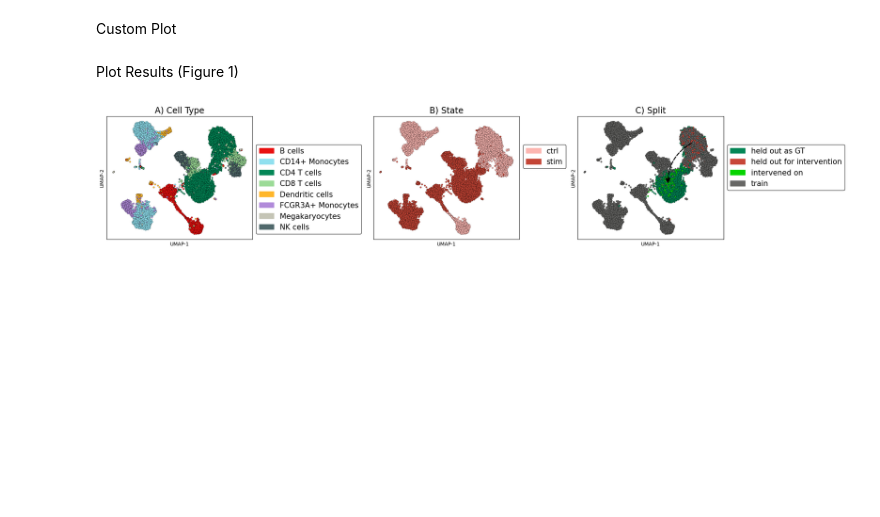
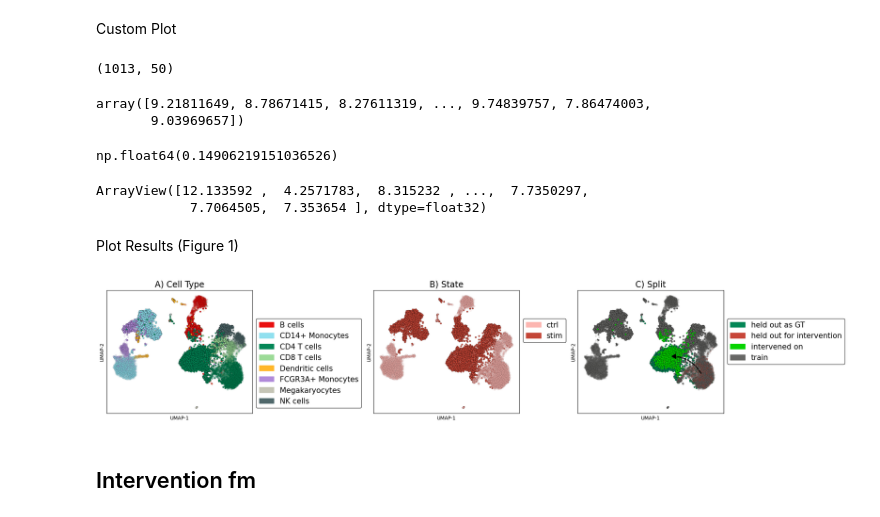
Before and after one commit to almaan/scCBGM, a Jupyter notebook: notebooks/analysis/kang_zero_shot_CD4T_cell_example.ipynb, the cells around one changed output. Saved outputs shown, nothing was run; the diff lists cells and outputs as text; code cells hidden in the pictures; blank space fills up the shorter version.

```diff
--- a/notebooks/analysis/kang_zero_shot_CD4T_cell_example.ipynb
+++ b/notebooks/analysis/kang_zero_shot_CD4T_cell_example.ipynb
@@ -353,5 +436,6 @@ adata_test.obsm['X_pca'] = adata[adata_test.obs.index].obsm['X_pca']
 # %%
-fm_model = clab.models.cb_fm.CB_FM(x_dim=adata_train.obsm['X_pca'].shape[-1], c_dim=adata_train.obsm['concepts'].to_numpy().shape[-1], emb_dim=128, n_layers=4)
+fm_model = clab.models.cb_fm.CB_FM(x_dim=adata_train.X.shape[-1], c_known_dim=adata_train.obsm['scCBGM_concepts_known'].shape[-1], c_unknown_dim=adata_train.obsm['scCBGM_concepts_unknown'].shape[-1], emb_dim=1024, n_layers=6)
+fm_model_raw = clab.models.cb_fm.CB_FM(x_dim=adata_train.X.shape[-1], c_known_dim=adata_train.obsm['concepts'].to_numpy().shape[-1], emb_dim=1024, n_layers=6)
 #fm_model = clab.models.cb_fm.CB_FM(x_dim=adata_train.X.shape[-1], c_dim=adata_train.obsm['concepts_soft'].to_numpy().shape[-1], emb_dim=128, n_layers=4)
 # %%
 fm_model.train(
@@ -370,3 +485,14 @@ Training FM for 1000 epochs, with a batch size of 128 and ot True, using the ada
 # %%
 x_intervene_on = adata_inter.X.toarray().astype(np.float32).copy()
-c_intervene_on =  adata_inter.obsm['concepts'].values.astype(np.float32).copy()
+c_known_intervene_on =  adata_inter.obsm['scCBGM_concepts_known'].astype(np.float32).copy()
+c_unknown_intervene_on =  adata_inter.obsm['scCBGM_concepts_unknown'].astype(np.float32).copy()
+
+inter_concepts_known = c_known_intervene_on.copy()
+inter_concepts_known[:, -1] = 1
+
+inter_concepts_unknown = c_unknown_intervene_on.copy()
+
+
+c_known_intervene_on = torch.tensor(c_known_intervene_on.astype(np.float32))
+c_unknown_intervene_on = torch.tensor(c_unknown_intervene_on.astype(np.float32))
+inter_concepts_known = torch.tensor(inter_concepts_known.astype(np.float32))
@@ -472,3 +599,21 @@ title_map = {'cell' : 'Cell Type', 'stim' : 'State', 'ident' : 'Split'}
+# %%
+pc_x.shape
+# %% [output]
+(1013, 50)
+# %%
+np.min(dist_mat_xy, axis = 1)
+# %% [output]
+array([9.21811649, 8.78671415, 8.27611319, ..., 9.74839757, 7.86474003,
+       9.03969657])
+# %%
+np.mean(np.sort(dist_mat_xx, axis = 1)[:, 1] < np.min(dist_mat_xy, axis = 1))
+# %% [output]
+np.float64(0.14906219151036526)
+# %%
+emb_x_stim
+# %% [output]
+ArrayView([12.133592 ,  4.2571783,  8.315232 , ...,  7.7350297,
+            7.7064505,  7.353654 ], dtype=float32)
 # %% [markdown]
 Plot Results (Figure 1)
 # %%
@@ -481,57 +626,75 @@ fig, ax = plt.subplots(1, 3, figsize=(21, 4), constrained_layout = True)
 #for k,color in enumerate([ 'cell', 'stim', 'ident']):
 for k,(color,cmap) in enumerate(zip([ 'cell', 'stim', 'ident'],[ct_cmap, stim_cmap, ident_cmap])):
 
-    emb_x,emb_y = sub_adata.obsm['X_umap'][:,0], sub_adata.obsm['X_umap'][:,1]
+
     labels = sub_adata.obs[color].values
     colors = np.array([cmap[lab] for lab in labels])
 
-    rix = np.arange(colors.shape[0])
-    np.random.shuffle(rix)
+    # rix = np.arange(colors.shape[0])
+    # np.random.shuffle(rix)
 
 
+    emb_x_stim, emb_y_stim = sub_adata[sub_adata.obs['ident'] == 'intervened on'].obsm['X_umap'][:, 0], sub_adata[sub_adata.obs['ident'] == 'intervened on'].obsm['X_umap'][:, 1]
+    emb_x_ctrl, emb_y_ctrl = sub_adata[sub_adata.obs['ident'] != 'intervened on'].obsm['X_umap'][:, 0], sub_adata[sub_adata.obs['ident'] != 'intervened on'].obsm['X_umap'][:, 1]
 
-    ax[k].scatter(emb_x[rix],
-                  emb_y[rix],
-                  c = colors[rix],
+    ax[k].scatter(emb_x_stim,
+                  emb_y_stim,
+                  c = colors[sub_adata.obs['stim'] == 'stim'],
                   s=10,
                   edgecolor = 'black',
                   linewidth = 0.2,
+                  alpha = 1,
                   )
 
-    # Add legend based on ct_cmap
+    ax[k].scatter(emb_x_ctrl,
+                emb_y_ctrl,
+                c = colors[sub_adata.obs['stim'] == 'ctrl'],
+                s=10,
+                edgecolor = 'black',
+                linewidth = 0.2,
+                alpha = 0.2,
+                )
+
+    # # Add legend based on ct_cmap
     handles = [mpatches.Patch(color=cmap[label], label=label)
                for label in np.unique(labels)]
 
     legend = ax[k].legend(handles=handles, fontsize=15, bbox_to_anchor=(1.0, 0.8))
     legend.get_frame().set_edgecolor("black")
-    ax[k].set_title(f"{string.ascii_uppercase[k]}) {title_map[color]}", fontsize = 17)
+
+    if color == 'ident':
+        ax[k].set_title(f"{string.ascii_uppercase[k]}) {title_map[color]}", fontsize = 17)
+    else:
+        ax[k].set_title(f"{string.ascii_uppercase[k]}) {title_map[color]}", fontsize = 17)
 
     ax[k].set_xticks([])
     ax[k].set_yticks([])
     ax[k].set_xlabel('UMAP-1')
     ax[k].set_ylabel('UMAP-2')
 
 
     if color == 'ident':
         source_ix = labels == 'held out for intervention'
         target_ix = labels == 'intervened on'
         center_source = (emb_x[source_ix].mean(),emb_y[source_ix].mean())
         center_target = (emb_x[target_ix].mean(),emb_y[target_ix].mean())
 
         arrow = patches.FancyArrowPatch(
                                         center_source, center_target,  # Start and end points
                                         connectionstyle="arc3,rad=0.3",  # Controls curvature (rad=0.3 defines the radius)
                                         arrowstyle="-|>",  # Arrow head style
                                         linewidth=2,
                                         linestyle = 'dashed',
                                         color="black",
                                          mutation_scale=20,
         )
 
         ax[k].add_patch(arrow)
 
 
 plt.subplots_adjust(wspace=0.1, hspace=0.1)  # Reduce horizontal and vertical spacing
 #fig.tight_layout()
 # %% [output]
-[figure, old version]
+[figure, new version]
+# %% [markdown]
+## Intervention fm
```
Also changed, not shown: parts of 46 cells of this notebook, 36 other files.
